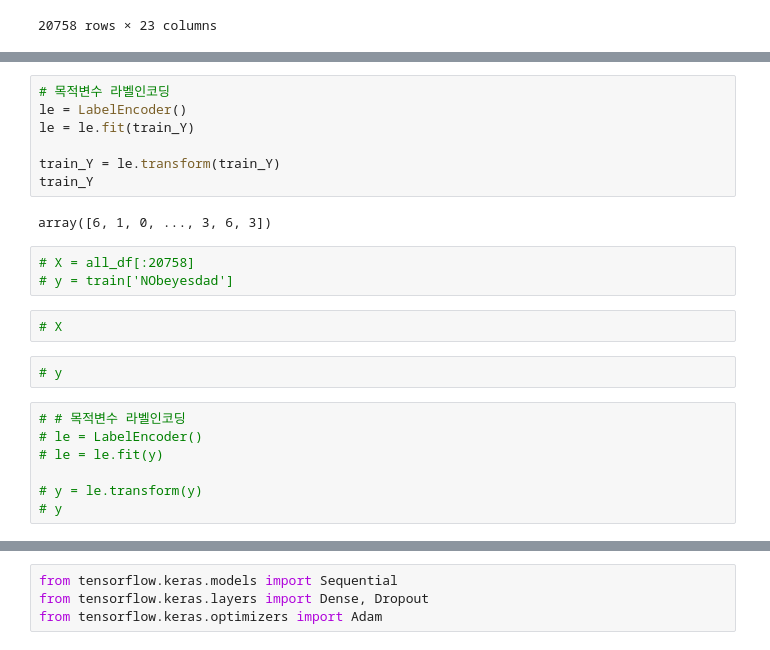
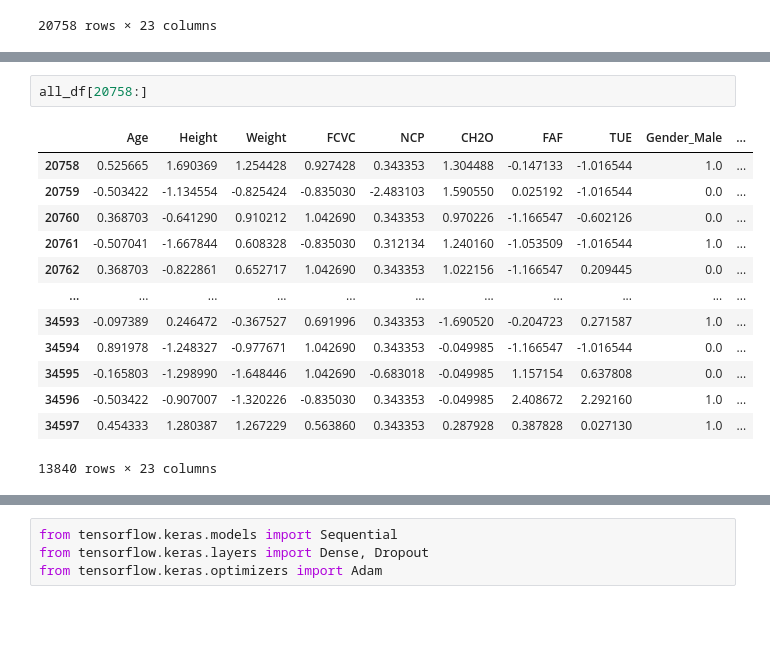
Before and after one commit to jonggu12/OBESITY_RISK, a Jupyter notebook: code/02_2. deep_neural.ipynb, the cells around one changed output, grey strips where cells are left out. Cells and saved outputs as stored; diff of their text form; blank space fills up the shorter version.

```diff
--- a/code/02_2. deep_neural.ipynb
+++ b/code/02_2. deep_neural.ipynb
@@ -588,23 +613,16 @@ test_X = all_df[20758:]
-# %%
-# 목적변수 라벨인코딩
-le = LabelEncoder()
-le = le.fit(train_Y)
-
-train_Y = le.transform(train_Y)
-train_Y
-# %% [output]
-array([6, 1, 0, ..., 3, 6, 3])
-# %%
-# X = all_df[:20758]
-# y = train['NObeyesdad']
-# %%
-# X
-# %%
-# y
-# %%
-# # 목적변수 라벨인코딩
-# le = LabelEncoder()
-# le = le.fit(y)
-
-# y = le.transform(y)
-# y
+# %%
+all_df[20758:]
+# %% [output]
+|  | Age | Height | Weight | FCVC | NCP | CH2O | FAF | TUE | Gender_Male | ... |
+| 20758 | 0.525665 | 1.690369 | 1.254428 | 0.927428 | 0.343353 | 1.304488 | -0.147133 | -1.016544 | 1.0 | ... |
+| 20759 | -0.503422 | -1.134554 | -0.825424 | -0.835030 | -2.483103 | 1.590550 | 0.025192 | -1.016544 | 0.0 | ... |
+| 20760 | 0.368703 | -0.641290 | 0.910212 | 1.042690 | 0.343353 | 0.970226 | -1.166547 | -0.602126 | 0.0 | ... |
+| 20761 | -0.507041 | -1.667844 | 0.608328 | -0.835030 | 0.312134 | 1.240160 | -1.053509 | -1.016544 | 1.0 | ... |
+| 20762 | 0.368703 | -0.822861 | 0.652717 | 1.042690 | 0.343353 | 1.022156 | -1.166547 | 0.209445 | 0.0 | ... |
+| ... | ... | ... | ... | ... | ... | ... | ... | ... | ... | ... |
+| 34593 | -0.097389 | 0.246472 | -0.367527 | 0.691996 | 0.343353 | -1.690520 | -0.204723 | 0.271587 | 1.0 | ... |
+| 34594 | 0.891978 | -1.248327 | -0.977671 | 1.042690 | 0.343353 | -0.049985 | -1.166547 | -1.016544 | 0.0 | ... |
+| 34595 | -0.165803 | -1.298990 | -1.648446 | 1.042690 | -0.683018 | -0.049985 | 1.157154 | 0.637808 | 0.0 | ... |
+| 34596 | -0.503422 | -0.907007 | -1.320226 | -0.835030 | 0.343353 | -0.049985 | 2.408672 | 2.292160 | 1.0 | ... |
+| 34597 | 0.454333 | 1.280387 | 1.267229 | 0.563860 | 0.343353 | 0.287928 | 0.387828 | 0.027130 | 1.0 | ... |
+13840 rows × 23 columns
```
Also changed, not shown: parts of 17 cells of this notebook.
